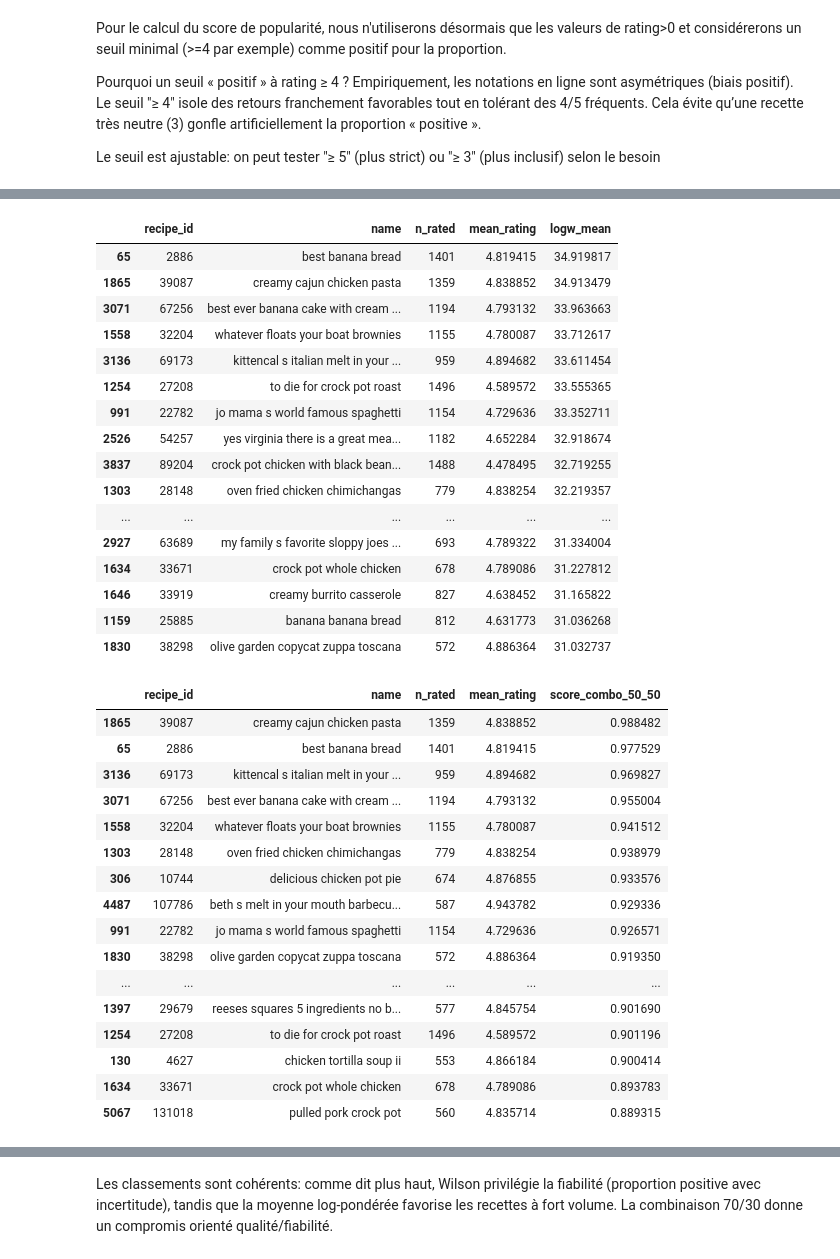
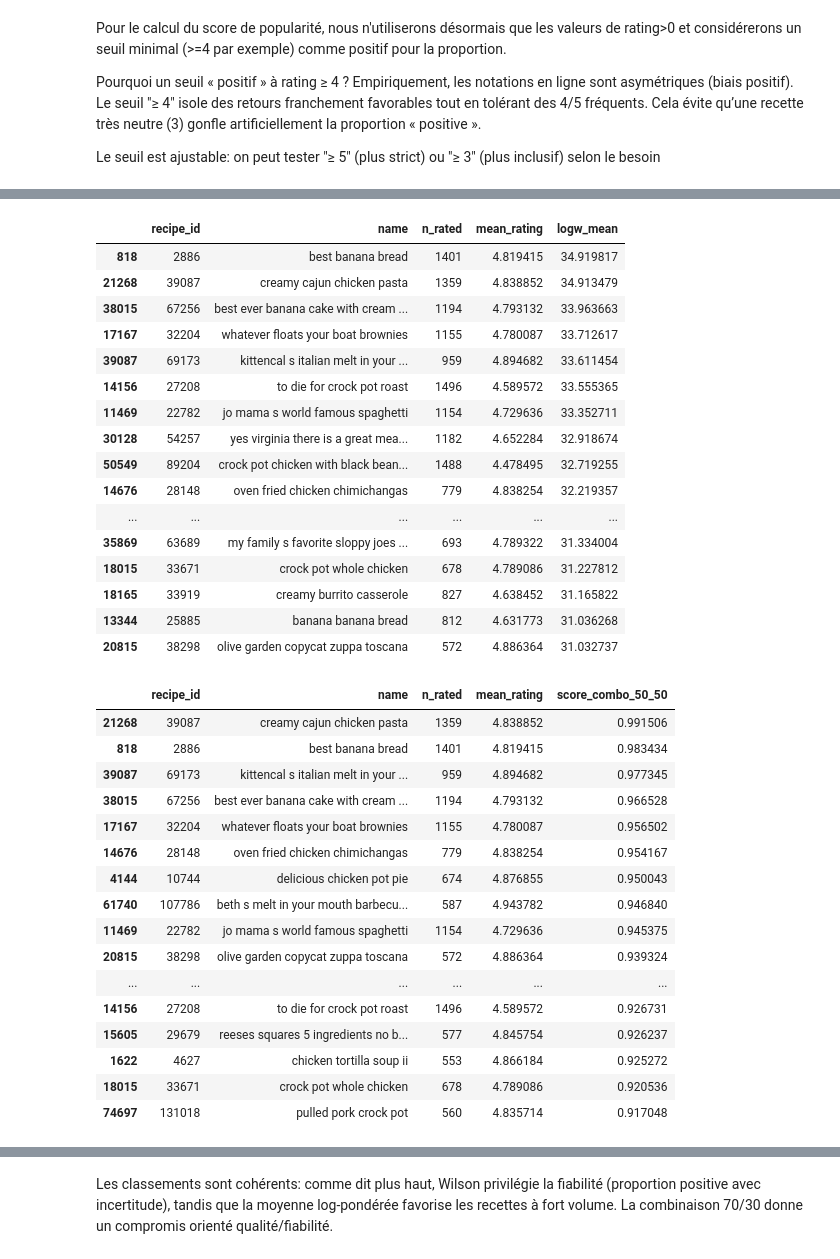
Before and after one commit to Hugosh71/Projet_Mangetamain, a Jupyter notebook: notebooks/EDA_Rating_Mourad.ipynb, the cells around one changed output, grey strips where cells are left out. Cells and saved outputs as stored; diff of their text form; code cells hidden in the pictures.

```diff
--- a/notebooks/EDA_Rating_Mourad.ipynb
+++ b/notebooks/EDA_Rating_Mourad.ipynb
@@ -636,7 +636,7 @@ def minmax(series: pd.Series) -> pd.Series:
 
 
 
-MIN_RATED = 20
+MIN_RATED = 1
 recipes_min = recipes[['id', 'name']].rename(columns={'id': 'recipe_id'})
 agg_named = agg.merge(recipes_min, on='recipe_id', how='left')
 base = agg_named[agg_named['n_rated'] >= MIN_RATED].copy()
@@ -691,35 +691,35 @@ display(rank_70_30_top20[['recipe_id','name','n_rated','mean_rating','score_comb
 |  | recipe_id | name | n_rated | mean_rating | logw_mean |
-| 65 | 2886 | best banana bread | 1401 | 4.819415 | 34.919817 |
-| 1865 | 39087 | creamy cajun chicken pasta | 1359 | 4.838852 | 34.913479 |
-| 3071 | 67256 | best ever banana cake with cream ... | 1194 | 4.793132 | 33.963663 |
-| 1558 | 32204 | whatever floats your boat brownies | 1155 | 4.780087 | 33.712617 |
-| 3136 | 69173 | kittencal s italian melt in your ... | 959 | 4.894682 | 33.611454 |
-| 1254 | 27208 | to die for crock pot roast | 1496 | 4.589572 | 33.555365 |
-| 991 | 22782 | jo mama s world famous spaghetti | 1154 | 4.729636 | 33.352711 |
-| 2526 | 54257 | yes virginia there is a great mea... | 1182 | 4.652284 | 32.918674 |
-| 3837 | 89204 | crock pot chicken with black bean... | 1488 | 4.478495 | 32.719255 |
-| 1303 | 28148 | oven fried chicken chimichangas | 779 | 4.838254 | 32.219357 |
+| 818 | 2886 | best banana bread | 1401 | 4.819415 | 34.919817 |
+| 21268 | 39087 | creamy cajun chicken pasta | 1359 | 4.838852 | 34.913479 |
+| 38015 | 67256 | best ever banana cake with cream ... | 1194 | 4.793132 | 33.963663 |
+| 17167 | 32204 | whatever floats your boat brownies | 1155 | 4.780087 | 33.712617 |
+| 39087 | 69173 | kittencal s italian melt in your ... | 959 | 4.894682 | 33.611454 |
+| 14156 | 27208 | to die for crock pot roast | 1496 | 4.589572 | 33.555365 |
+| 11469 | 22782 | jo mama s world famous spaghetti | 1154 | 4.729636 | 33.352711 |
+| 30128 | 54257 | yes virginia there is a great mea... | 1182 | 4.652284 | 32.918674 |
+| 50549 | 89204 | crock pot chicken with black bean... | 1488 | 4.478495 | 32.719255 |
+| 14676 | 28148 | oven fried chicken chimichangas | 779 | 4.838254 | 32.219357 |
 | ... | ... | ... | ... | ... | ... |
-| 2927 | 63689 | my family s favorite sloppy joes ... | 693 | 4.789322 | 31.334004 |
-| 1634 | 33671 | crock pot whole chicken | 678 | 4.789086 | 31.227812 |
-| 1646 | 33919 | creamy burrito casserole | 827 | 4.638452 | 31.165822 |
-| 1159 | 25885 | banana banana bread | 812 | 4.631773 | 31.036268 |
-| 1830 | 38298 | olive garden copycat zuppa toscana | 572 | 4.886364 | 31.032737 |
+| 35869 | 63689 | my family s favorite sloppy joes ... | 693 | 4.789322 | 31.334004 |
+| 18015 | 33671 | crock pot whole chicken | 678 | 4.789086 | 31.227812 |
+| 18165 | 33919 | creamy burrito casserole | 827 | 4.638452 | 31.165822 |
+| 13344 | 25885 | banana banana bread | 812 | 4.631773 | 31.036268 |
+| 20815 | 38298 | olive garden copycat zuppa toscana | 572 | 4.886364 | 31.032737 |
 |  | recipe_id | name | n_rated | mean_rating | score_combo_50_50 |
-| 1865 | 39087 | creamy cajun chicken pasta | 1359 | 4.838852 | 0.988482 |
-| 65 | 2886 | best banana bread | 1401 | 4.819415 | 0.977529 |
-| 3136 | 69173 | kittencal s italian melt in your ... | 959 | 4.894682 | 0.969827 |
-| 3071 | 67256 | best ever banana cake with cream ... | 1194 | 4.793132 | 0.955004 |
-| 1558 | 32204 | whatever floats your boat brownies | 1155 | 4.780087 | 0.941512 |
-| 1303 | 28148 | oven fried chicken chimichangas | 779 | 4.838254 | 0.938979 |
-| 306 | 10744 | delicious chicken pot pie | 674 | 4.876855 | 0.933576 |
-| 4487 | 107786 | beth s melt in your mouth barbecu... | 587 | 4.943782 | 0.929336 |
-| 991 | 22782 | jo mama s world famous spaghetti | 1154 | 4.729636 | 0.926571 |
-| 1830 | 38298 | olive garden copycat zuppa toscana | 572 | 4.886364 | 0.919350 |
+| 21268 | 39087 | creamy cajun chicken pasta | 1359 | 4.838852 | 0.991506 |
+| 818 | 2886 | best banana bread | 1401 | 4.819415 | 0.983434 |
+| 39087 | 69173 | kittencal s italian melt in your ... | 959 | 4.894682 | 0.977345 |
+| 38015 | 67256 | best ever banana cake with cream ... | 1194 | 4.793132 | 0.966528 |
+| 17167 | 32204 | whatever floats your boat brownies | 1155 | 4.780087 | 0.956502 |
+| 14676 | 28148 | oven fried chicken chimichangas | 779 | 4.838254 | 0.954167 |
+| 4144 | 10744 | delicious chicken pot pie | 674 | 4.876855 | 0.950043 |
+| 61740 | 107786 | beth s melt in your mouth barbecu... | 587 | 4.943782 | 0.946840 |
+| 11469 | 22782 | jo mama s world famous spaghetti | 1154 | 4.729636 | 0.945375 |
+| 20815 | 38298 | olive garden copycat zuppa toscana | 572 | 4.886364 | 0.939324 |
 | ... | ... | ... | ... | ... | ... |
-| 1397 | 29679 | reeses squares 5 ingredients no b... | 577 | 4.845754 | 0.901690 |
-| 1254 | 27208 | to die for crock pot roast | 1496 | 4.589572 | 0.901196 |
-| 130 | 4627 | chicken tortilla soup ii | 553 | 4.866184 | 0.900414 |
-| 1634 | 33671 | crock pot whole chicken | 678 | 4.789086 | 0.893783 |
-| 5067 | 131018 | pulled pork crock pot | 560 | 4.835714 | 0.889315 |
+| 14156 | 27208 | to die for crock pot roast | 1496 | 4.589572 | 0.926731 |
+| 15605 | 29679 | reeses squares 5 ingredients no b... | 577 | 4.845754 | 0.926237 |
+| 1622 | 4627 | chicken tortilla soup ii | 553 | 4.866184 | 0.925272 |
+| 18015 | 33671 | crock pot whole chicken | 678 | 4.789086 | 0.920536 |
+| 74697 | 131018 | pulled pork crock pot | 560 | 4.835714 | 0.917048 |
 |  | recipe_id | name | n_rated | mean_rating | score_combo_70_30 |
```
Also changed, not shown: parts of 5 cells of this notebook, 8 other files.
